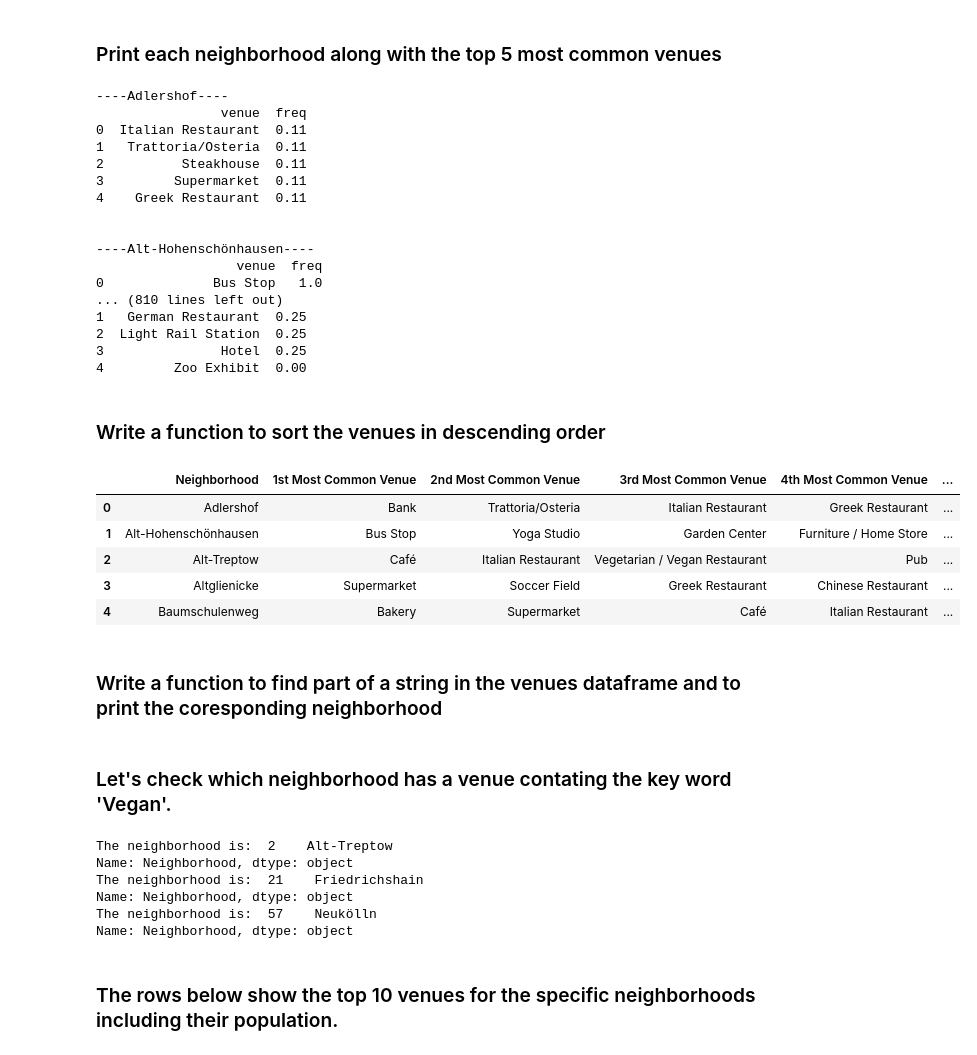
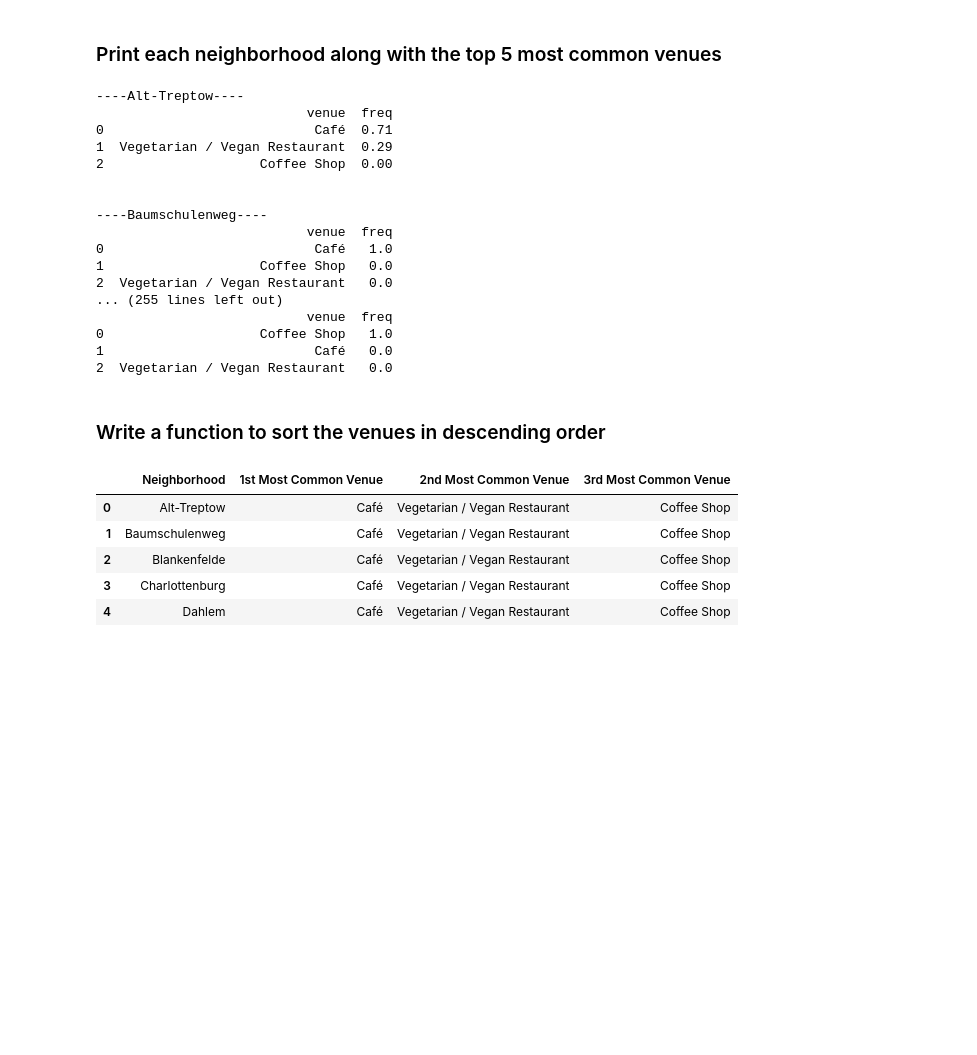
Before and after one commit to littledevilsisi/Coursera_Capstone, a Jupyter notebook: The_Battle_of_Neighbourhoods_in_Berlin.ipynb, the cells around one changed output. Drawn from its saved outputs; the diff is of its cells as text; code cells hidden in the pictures; blank space fills up the shorter version.

```diff
--- a/The_Battle_of_Neighbourhoods_in_Berlin.ipynb
+++ b/The_Battle_of_Neighbourhoods_in_Berlin.ipynb
@@ -190,11 +107,13 @@ berlin_merged.head()
 ## Explore the neighborhoods in Berlin
 # %%
 # get the geo location of Berlin
-address = 'Berlin'
+address = 'Berlin, Germany'
 
 geolocator = Nominatim(user_agent="berlin_explorer")
 location = geolocator.geocode(address)
 latitude = location.latitude
 longitude = location.longitude
-print('The geograpical coordinate of Berlin are {}, {}.'.format(latitude, longitude))
+berlin_center = (latitude, longitude)
+print('The geograpical coordinate of Berlin, Germany are {}, {}.'.format(latitude, longitude))
+berlin_center
 # %% [output]
@@ -445,0 +368,5 @@ There are 245 uniques categories.
+# %%
+#berlin_cafes = berlin_venues[berlin_venues['Venue Category'] == '*Café']
+berlin_cafes = berlin_venues[berlin_venues['Venue Category'].isin(["Café","Vegetarian / Vegan Restaurant","Coffee Shop"])]
+
+berlin_cafes
@@ -447,10 +416,10 @@ There are 245 uniques categories.
 ## Analyze Each Neighborhood
 # %%
 # one hot encoding
-berlin_onehot = pd.get_dummies(berlin_venues[['Venue Category']], prefix="", prefix_sep="")
+berlin_onehot = pd.get_dummies(berlin_cafes[['Venue Category']], prefix="", prefix_sep="")
 
 # add neighborhood column back to dataframe
-berlin_onehot['Neighborhood'] = berlin_venues['Neighborhood']
+berlin_onehot['Neighborhood'] = berlin_cafes['Neighborhood']
 
 # move neighborhood column to the first column
 fixed_columns = [berlin_onehot.columns[-1]] + list(berlin_onehot.columns[:-1])
@@ -490,7 +457,7 @@ berlin_grouped.shape
 # %% [markdown]
 ### Print each neighborhood along with the top 5 most common venues
 # %%
-num_top_venues = 5
+num_top_venues = 3
 
 for hood in berlin_grouped['Neighborhood']:
     print("----"+hood+"----")
@@ -502,23 +469,23 @@ for hood in berlin_grouped['Neighborhood']:
     print(temp.sort_values('freq', ascending=False).reset_index(drop=True).head(num_top_venues))
     print('\n')
 # %% [output]
-----Adlershof----
-                venue  freq
-0  Italian Restaurant  0.11
-1   Trattoria/Osteria  0.11
-2          Steakhouse  0.11
-3         Supermarket  0.11
-4    Greek Restaurant  0.11
+----Alt-Treptow----
+                           venue  freq
+0                           Café  0.71
+1  Vegetarian / Vegan Restaurant  0.29
+2                    Coffee Shop  0.00
 
 
-----Alt-Hohenschönhausen----
-                  venue  freq
-0              Bus Stop   1.0
-... (810 lines left out)
-1   German Restaurant  0.25
-2  Light Rail Station  0.25
-3               Hotel  0.25
-4         Zoo Exhibit  0.00
+----Baumschulenweg----
+                           venue  freq
+0                           Café   1.0
+1                    Coffee Shop   0.0
+2  Vegetarian / Vegan Restaurant   0.0
+... (255 lines left out)
+                           venue  freq
+0                    Coffee Shop   1.0
+1                           Café   0.0
+2  Vegetarian / Vegan Restaurant   0.0
 # %% [markdown]
 ### Write a function to sort the venues in descending order
 # %%
@@ -529,32 +496,30 @@ def return_most_common_venues(row, num_top_venues):
     return row_categories_sorted.index.values[0:num_top_venues]
 # %%
 # create the new dataframe and display the top 10 venues for each neighborhood
-num_top_venues = 10
+num_top_venues = 3
 
 indicators = ['st', 'nd', 'rd']
 
 # create columns according to number of top venues
 columns = ['Neighborhood']
 for ind in np.arange(num_top_venues):
     try:
         columns.append('{}{} Most Common Venue'.format(ind+1, indicators[ind]))
     except:
         columns.append('{}th Most Common Venue'.format(ind+1))
 
 # create a new dataframe
 neighborhoods_venues_sorted = pd.DataFrame(columns=columns)
 neighborhoods_venues_sorted['Neighborhood'] = berlin_grouped['Neighborhood']
 
 for ind in np.arange(berlin_grouped.shape[0]):
     neighborhoods_venues_sorted.iloc[ind, 1:] = return_most_common_venues(berlin_grouped.iloc[ind, :], num_top_venues)
 
 neighborhoods_venues_sorted.head()
 # %% [output]
-|  | Neighborhood | 1st Most Common Venue | 2nd Most Common Venue | 3rd Most Common Venue | 4th Most Common Venue | ... |
-| 0 | Adlershof | Bank | Trattoria/Osteria | Italian Restaurant | Greek Restaurant | ... |
-| 1 | Alt-Hohenschönhausen | Bus Stop | Yoga Studio | Garden Center | Furniture / Home Store | ... |
-| 2 | Alt-Treptow | Café | Italian Restaurant | Vegetarian / Vegan Restaurant | Pub | ... |
-| 3 | Altglienicke | Supermarket | Soccer Field | Greek Restaurant | Chinese Restaurant | ... |
-| 4 | Baumschulenweg | Bakery | Supermarket | Café | Italian Restaurant | ... |
+|  | Neighborhood | 1st Most Common Venue | 2nd Most Common Venue | 3rd Most Common Venue |
+| 0 | Alt-Treptow | Café | Vegetarian / Vegan Restaurant | Coffee Shop |
+| 1 | Baumschulenweg | Café | Vegetarian / Vegan Restaurant | Coffee Shop |
+| 2 | Blankenfelde | Café | Vegetarian / Vegan Restaurant | Coffee Shop |
+| 3 | Charlottenburg | Café | Vegetarian / Vegan Restaurant | Coffee Shop |
+| 4 | Dahlem | Café | Vegetarian / Vegan Restaurant | Coffee Shop |
-# %% [markdown]
-### Write a function to find part of a string in the venues dataframe and to print the coresponding neighborhood
@@ -567,13 +525,0 @@ def check_word(word):
-# %% [markdown]
-### Let's check which neighborhood has a venue contating the key word 'Vegan'.
-# %%
-check_word('Vegan')
-# %% [output]
-The neighborhood is:  2    Alt-Treptow
-Name: Neighborhood, dtype: object
-The neighborhood is:  21    Friedrichshain
-Name: Neighborhood, dtype: object
-The neighborhood is:  57    Neukölln
-Name: Neighborhood, dtype: object
-# %% [markdown]
-### The rows below show the top 10 venues for the specific neighborhoods including their population.
```
Also changed, not shown: parts of 59 cells of this notebook.
